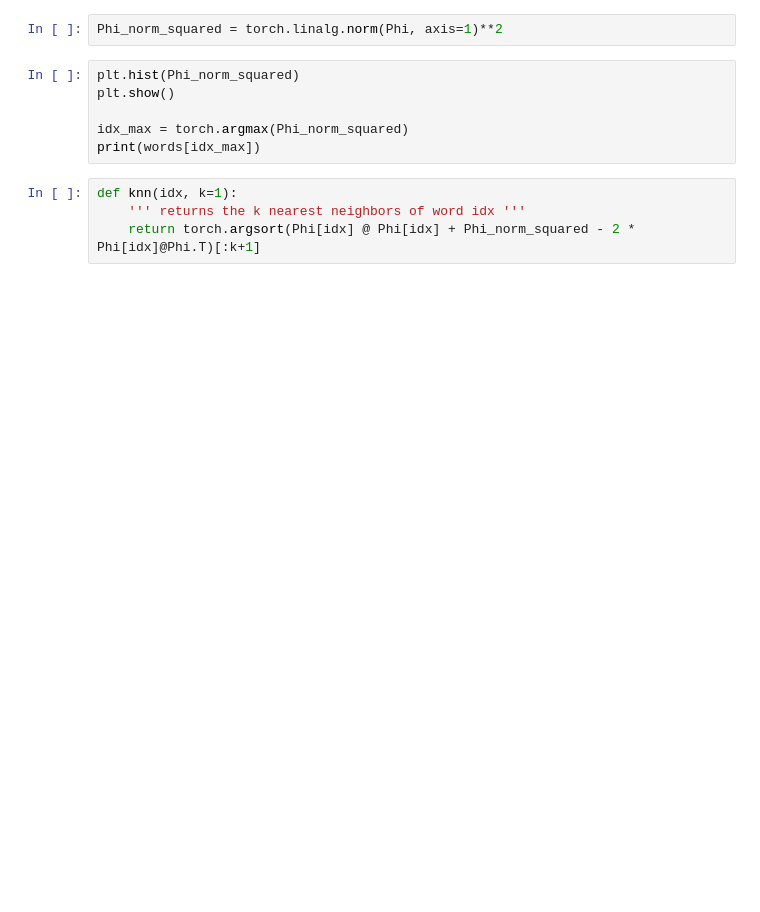
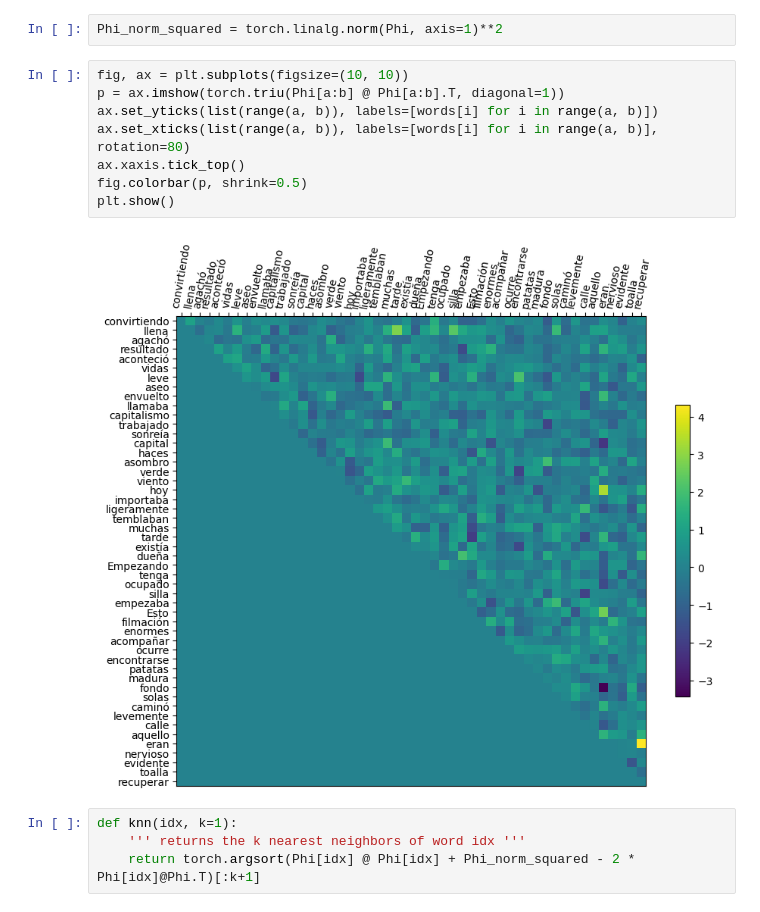
Before and after one commit to sebastian-sanchez-s/sebastian-sanchez-s.github.io, a Jupyter notebook: projects/WordEmbedding/WordEmbedding.ipynb, the cells around one changed output. Cells and saved outputs as stored; diff of their text form; blank space fills up the shorter version.

```diff
--- a/projects/WordEmbedding/WordEmbedding.ipynb
+++ b/projects/WordEmbedding/WordEmbedding.ipynb
@@ -259,11 +353,15 @@ plt.show()
 # %%
 Phi_norm_squared = torch.linalg.norm(Phi, axis=1)**2
 # %%
-plt.hist(Phi_norm_squared)
+fig, ax = plt.subplots(figsize=(10, 10))
+p = ax.imshow(torch.triu(Phi[a:b] @ Phi[a:b].T, diagonal=1))
+ax.set_yticks(list(range(a, b)), labels=[words[i] for i in range(a, b)])
+ax.set_xticks(list(range(a, b)), labels=[words[i] for i in range(a, b)], rotation=80)
+ax.xaxis.tick_top()
+fig.colorbar(p, shrink=0.5)
 plt.show()
-
-idx_max = torch.argmax(Phi_norm_squared)
-print(words[idx_max])
+# %% [output]
+[figure, added]
 # %%
 def knn(idx, k=1):
     ''' returns the k nearest neighbors of word idx '''
```
Also changed, not shown: parts of 31 cells of this notebook, 2 other files.
